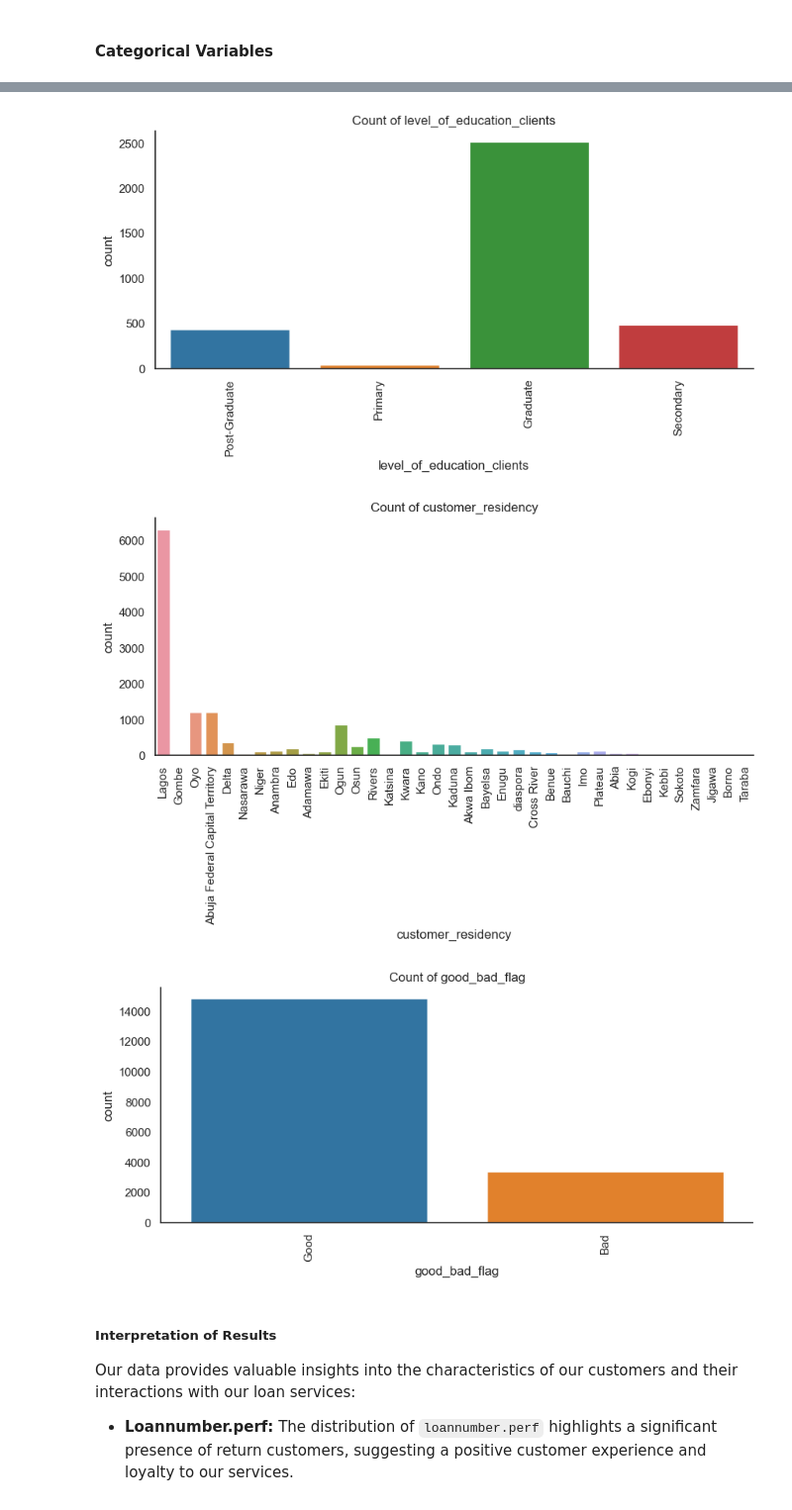
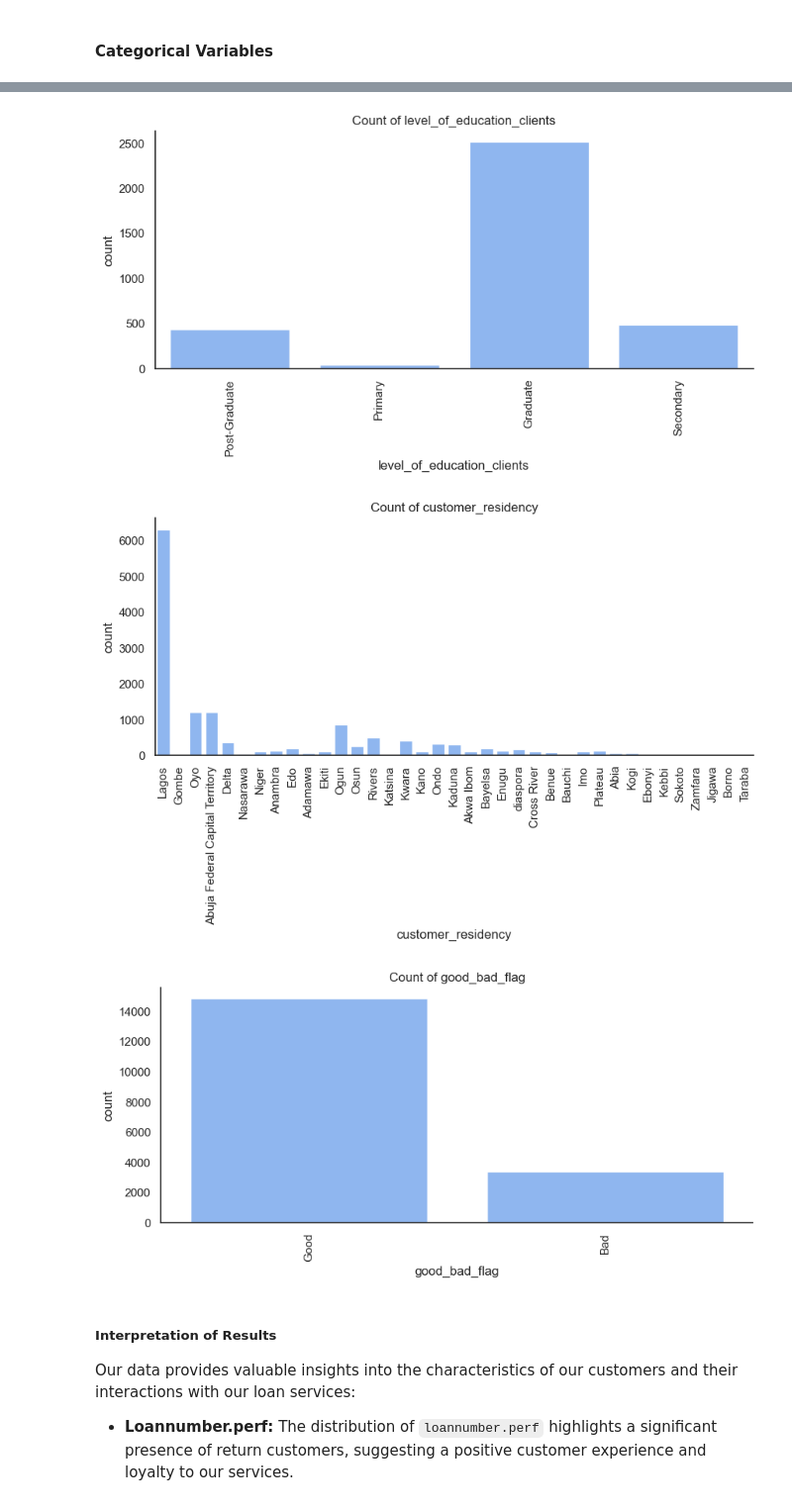
Before and after one commit to frank015940/Loan-Default-Prediction, a Jupyter notebook: loan_default_15th.ipynb, the cells around one changed output, grey strips where cells are left out. Shown at 99% size. Saved outputs shown, nothing was run; the diff lists cells and outputs as text; code cells hidden in the pictures.

Commit message:
Changed palette

```diff
--- a/loan_default_15th.ipynb
+++ b/loan_default_15th.ipynb
@@ -92,14 +92,17 @@ from imblearn.over_sampling import SMOTE
 import warnings
 warnings.filterwarnings("ignore")
 # %%
+# Define a light blue color in RGB format
+light_blue = (0.5, 0.7, 1)
+light_red = (1, 0.45, 0.46)
+
 # settings for all images
 custom_params = {
     "axes.spines.right": False,
     "axes.spines.top": False,
     "figure.figsize": (9.7, 6.27),
 }
-sns.set_theme(style="white", palette=None, rc=custom_params)
-sns.set_context("notebook", font_scale=1.0)
+sns.set_theme(context="notebook", style="white", palette=[light_blue, light_red], rc=custom_params)
 # %%
 # Loading the datasets
 train_demographics = pd.read_csv("data/traindemographics.csv")
@@ -383,7 +386,7 @@ cat_fts = ['loannumber.perf', 'termdays.perf', 'referredby', 'bank_account_type'
 
 for ft in cat_fts:
     plt.figure(figsize=(10, 4))
-    sns.countplot(data=merged_data, x=ft)
+    sns.countplot(data=merged_data, x=ft, color=light_blue)
     plt.title(f'Count of {ft}')
     plt.xticks(rotation=90);
 # %% [output]
@@ -396,6 +399,6 @@ for ft in cat_fts:
-[figure, old version]
+[figure, new version]
-[figure, old version]
+[figure, new version]
-[figure, old version]
+[figure, new version]
 # %% [markdown]
 ##### Interpretation of Results
 
```
Also changed, not shown: parts of 11 cells of this notebook.
